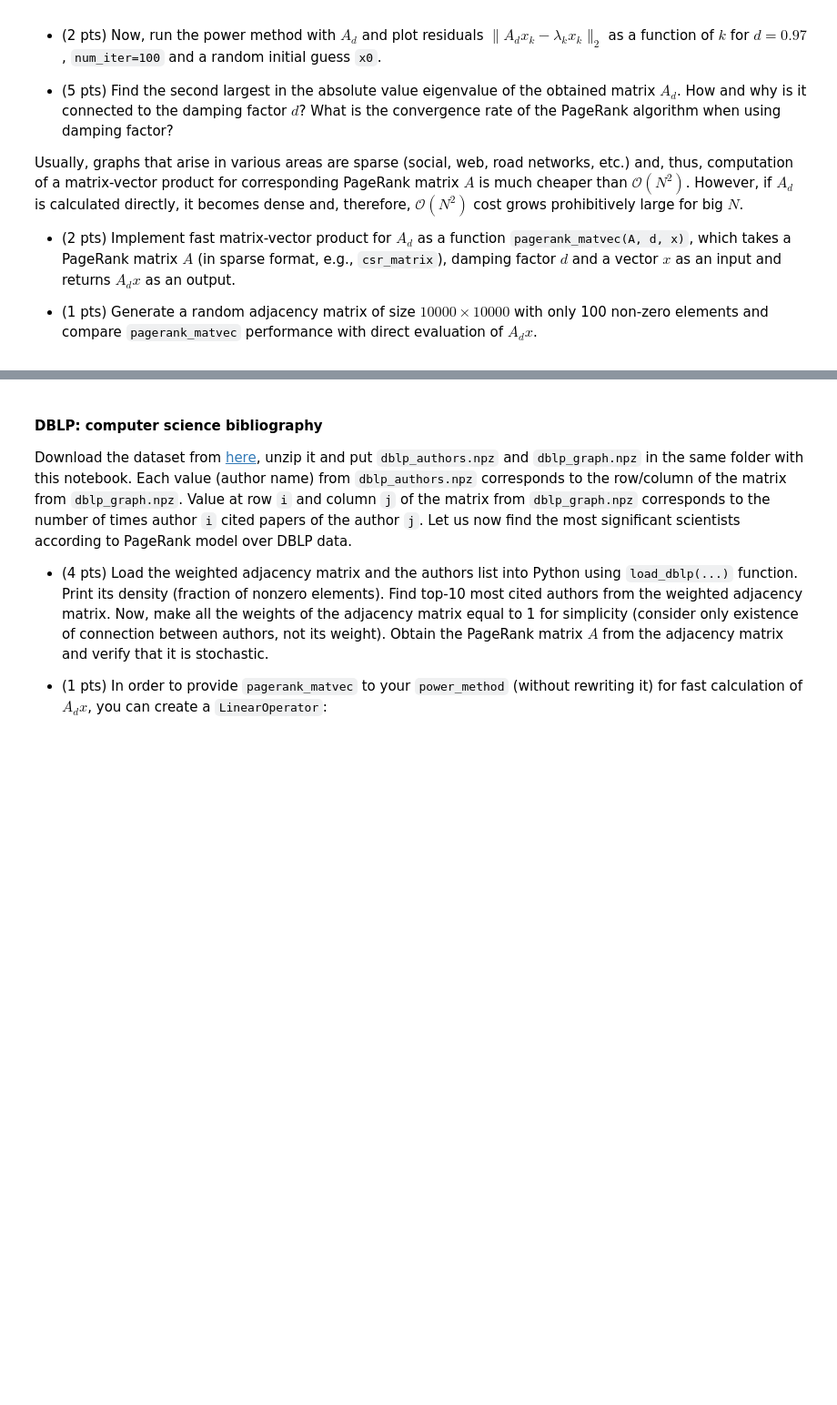
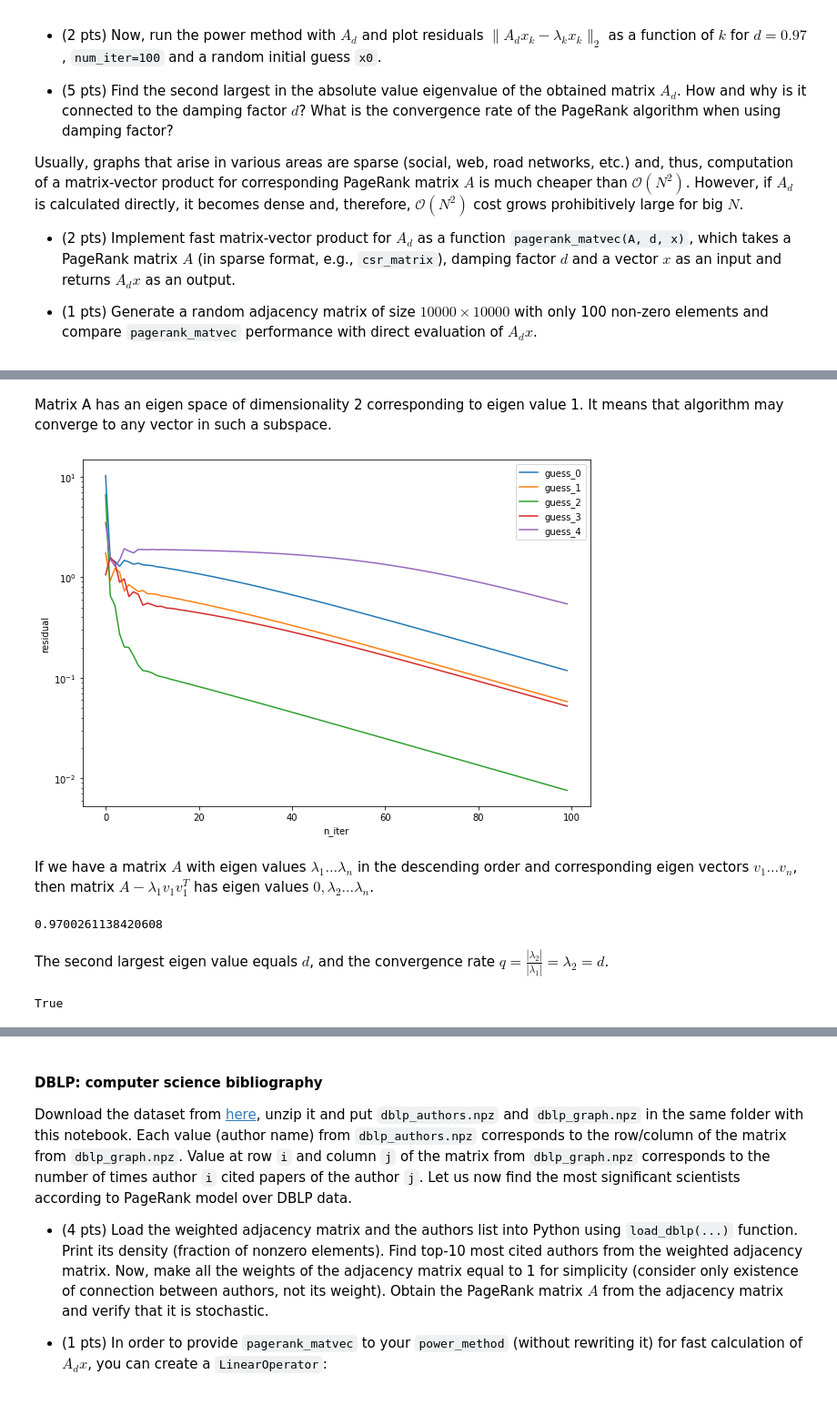
Before and after one commit to waytobehigh/nla2019, a Jupyter notebook: psets/pset2/PS2.ipynb, the cells around one changed output, grey strips where cells are left out. Shown at 91% size. Saved outputs shown, nothing was run; the diff lists cells and outputs as text; code cells hidden in the pictures; blank space fills up the shorter version.

```diff
--- a/psets/pset2/PS2.ipynb
+++ b/psets/pset2/PS2.ipynb
@@ -955,3 +1109,36 @@ Usually, graphs that arise in various areas are sparse (social, web, road networ
+# %% [markdown]
+Matrix A has an eigen space of dimensionality 2 corresponding to eigen value 1. It means that algorithm may converge to any vector in such a subspace.
+# %%
+G = np.array([
+    [0, 1, 0, 0, 0],
+    [0, 0, 1, 0, 0],
+    [1, 1, 0, 0, 0],
+    [0, 0, 0, 0, 1],
+    [0, 0, 0, 1, 0]
+])
+A = pagerank_matrix(G)
+
+d = 0.97
+Ad = d * A + (1 - d) / A.shape[0] * np.ones_like(A)
+
+plt.figure(figsize=(10, 7))
+for n in range(5):
+    plt.semilogy(range(100), power_method(Ad, np.random.randn(5), 100)[2], label=f'guess_{n}')
+plt.legend()
+plt.xlabel('n_iter')
+plt.ylabel('residual');
+# %% [output]
+[figure, added]
+# %% [markdown]
+If we have a matrix $A$ with eigen values $\lambda_1 \dots \lambda_n$ in the descending order and corresponding eigen vectors $v_1 \dots v_n$, then matrix $A - \lambda_1 v_1 v_1^T$ has eigen values $0, \lambda_2 \dots \lambda_n$.
+# %%
+eig_vec, lmbda, _ = power_method(Ad, np.random.randn(5), 100)
+eig_vec = eig_vec.reshape(-1, 1)
+power_method(Ad - lmbda * np.outer(eig_vec, eig_vec), np.random.randn(5), 1000)[1]
+# %% [output]
+0.9700261138420608
+# %% [markdown]
+The second largest eigen value equals $d$, and the convergence rate $q = \frac{|\lambda_2|}{|\lambda_1|} = \lambda_2 = d$.
 # %%
 # INPUT:  A - np.ndarray (2D), d - float (from 0.0 to 1.0), x - np.ndarray (1D, size of A.shape[0/1])
 # OUTPUT: y - np.ndarray (1D, size of x)
@@ -960,0 +1147,5 @@ def pagerank_matvec(A, d, x): # 2 pts
+# %%
+x = np.random.randn(5)
+np.isclose(Ad @ x, pagerank_matvec(A, d, x)).all()
+# %% [output]
+True
```
Also changed, not shown: parts of 39 cells of this notebook.
